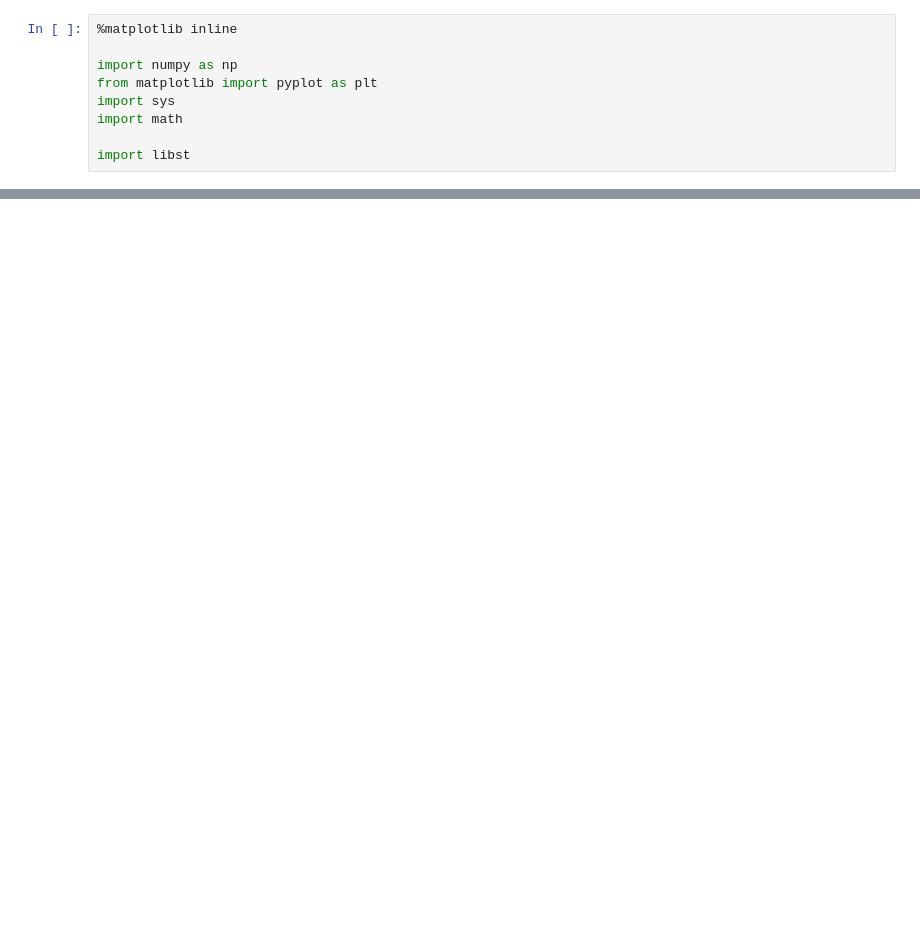
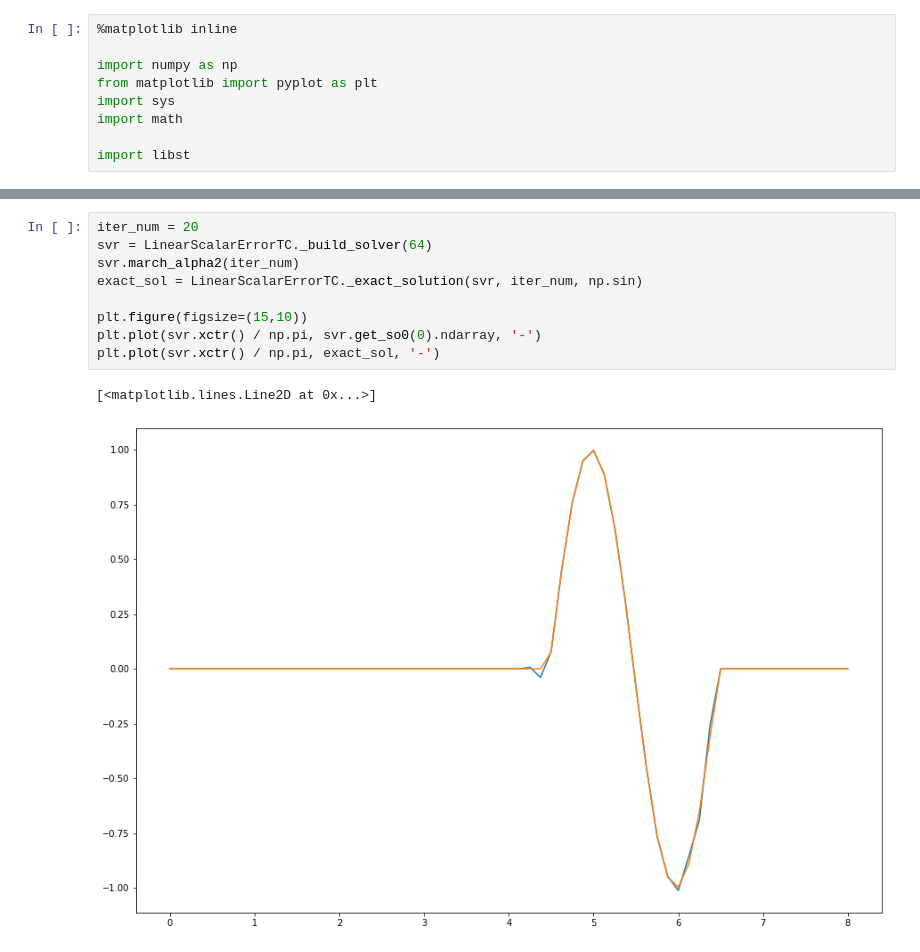
Before and after one commit to yungyuc/turgon, a Jupyter notebook: notebook/error_analysis.ipynb, the cells around one changed output, grey strips where cells are left out. Saved outputs shown, nothing was run; the diff lists cells and outputs as text; blank space fills up the shorter version.

```diff
--- a/notebook/error_analysis.ipynb
+++ b/notebook/error_analysis.ipynb
@@ -124,0 +122,12 @@ plt.plot(grid_num[1:], tmp, '-')
+# %%
+iter_num = 20
+svr = LinearScalarErrorTC._build_solver(64)
+svr.march_alpha2(iter_num)
+exact_sol = LinearScalarErrorTC._exact_solution(svr, iter_num, np.sin)
+
+plt.figure(figsize=(15,10))
+plt.plot(svr.xctr() / np.pi, svr.get_so0(0).ndarray, '-')
+plt.plot(svr.xctr() / np.pi, exact_sol, '-')
+# %% [output]
+[<matplotlib.lines.Line2D at 0x...>]
+[figure, added]
```
Also changed, not shown: parts of 1 cell of this notebook, 1 other file.
